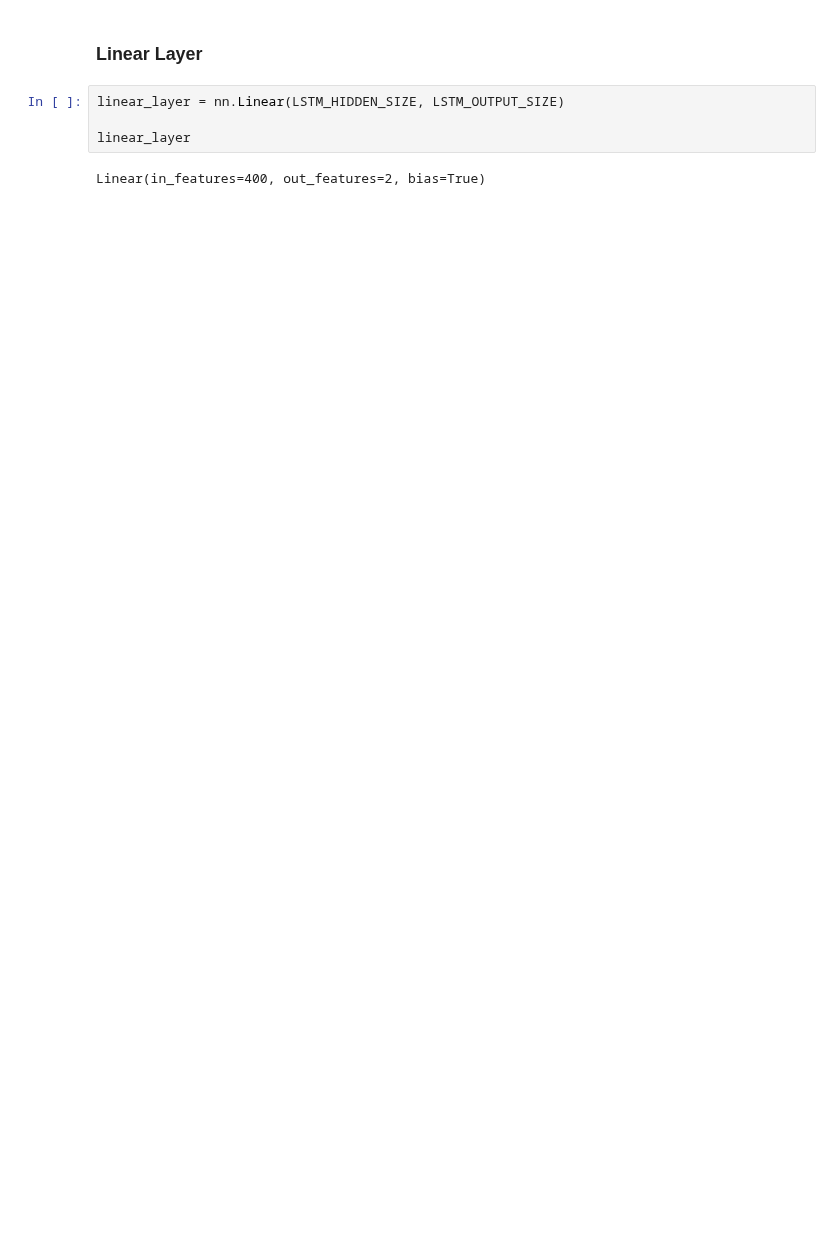
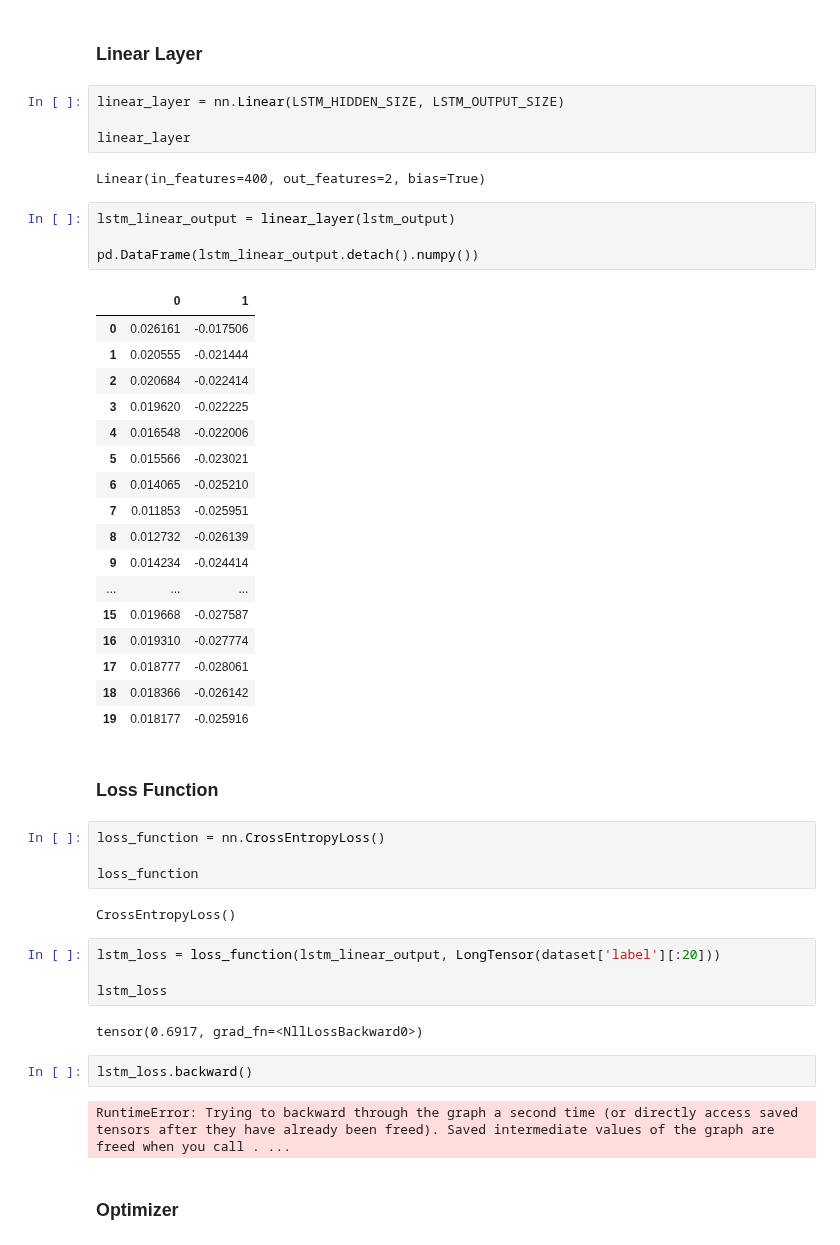
Before and after one commit to NateCross/tag-hate-elf, a Jupyter notebook: learners.ipynb, the cells around one changed output. Drawn from its saved outputs; the diff is of its cells as text; blank space fills up the shorter version.

```diff
--- a/learners.ipynb
+++ b/learners.ipynb
@@ -224,3 +272,45 @@ linear_layer = nn.Linear(LSTM_HIDDEN_SIZE, LSTM_OUTPUT_SIZE)
 linear_layer
 # %% [output]
 Linear(in_features=400, out_features=2, bias=True)
+# %%
+lstm_linear_output = linear_layer(lstm_output)
+
+pd.DataFrame(lstm_linear_output.detach().numpy())
+# %% [output]
+|  | 0 | 1 |
+| 0 | 0.026161 | -0.017506 |
+| 1 | 0.020555 | -0.021444 |
+| 2 | 0.020684 | -0.022414 |
+| 3 | 0.019620 | -0.022225 |
+| 4 | 0.016548 | -0.022006 |
+| 5 | 0.015566 | -0.023021 |
+| 6 | 0.014065 | -0.025210 |
+| 7 | 0.011853 | -0.025951 |
+| 8 | 0.012732 | -0.026139 |
+| 9 | 0.014234 | -0.024414 |
+| ... | ... | ... |
+| 15 | 0.019668 | -0.027587 |
+| 16 | 0.019310 | -0.027774 |
+| 17 | 0.018777 | -0.028061 |
+| 18 | 0.018366 | -0.026142 |
+| 19 | 0.018177 | -0.025916 |
+# %% [markdown]
+### Loss Function
+# %%
+loss_function = nn.CrossEntropyLoss()
+
+loss_function
+# %% [output]
+CrossEntropyLoss()
+# %%
+lstm_loss = loss_function(lstm_linear_output, LongTensor(dataset['label'][:20]))
+
+lstm_loss
+# %% [output]
+tensor(0.6917, grad_fn=<NllLossBackward0>)
+# %%
+lstm_loss.backward()
+# %% [output]
+RuntimeError: Trying to backward through the graph a second time (or directly access saved tensors after they have already been freed). Saved intermediate values of the graph are freed when you call . ...
+# %% [markdown]
+### Optimizer
```
Also changed, not shown: parts of 6 cells of this notebook.
